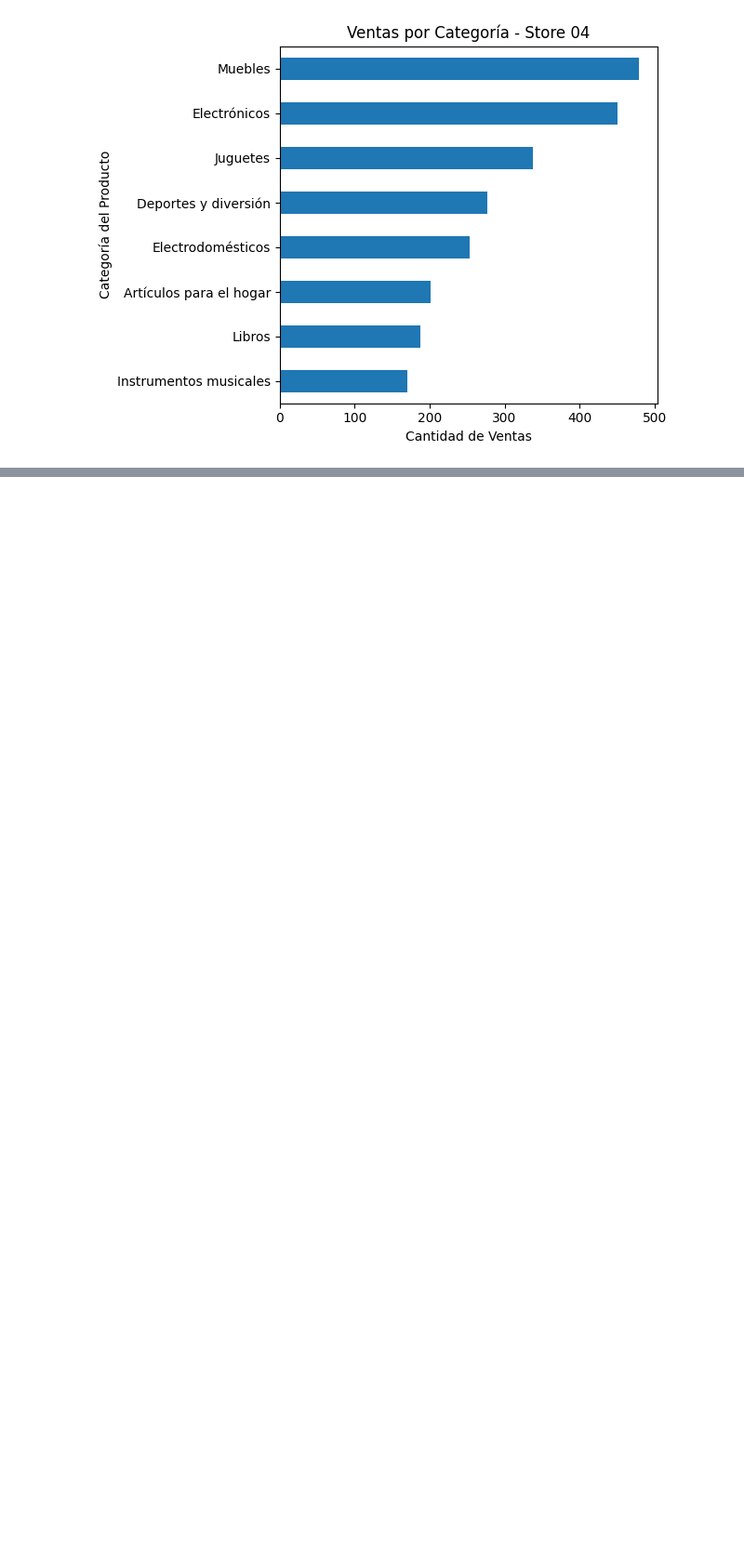
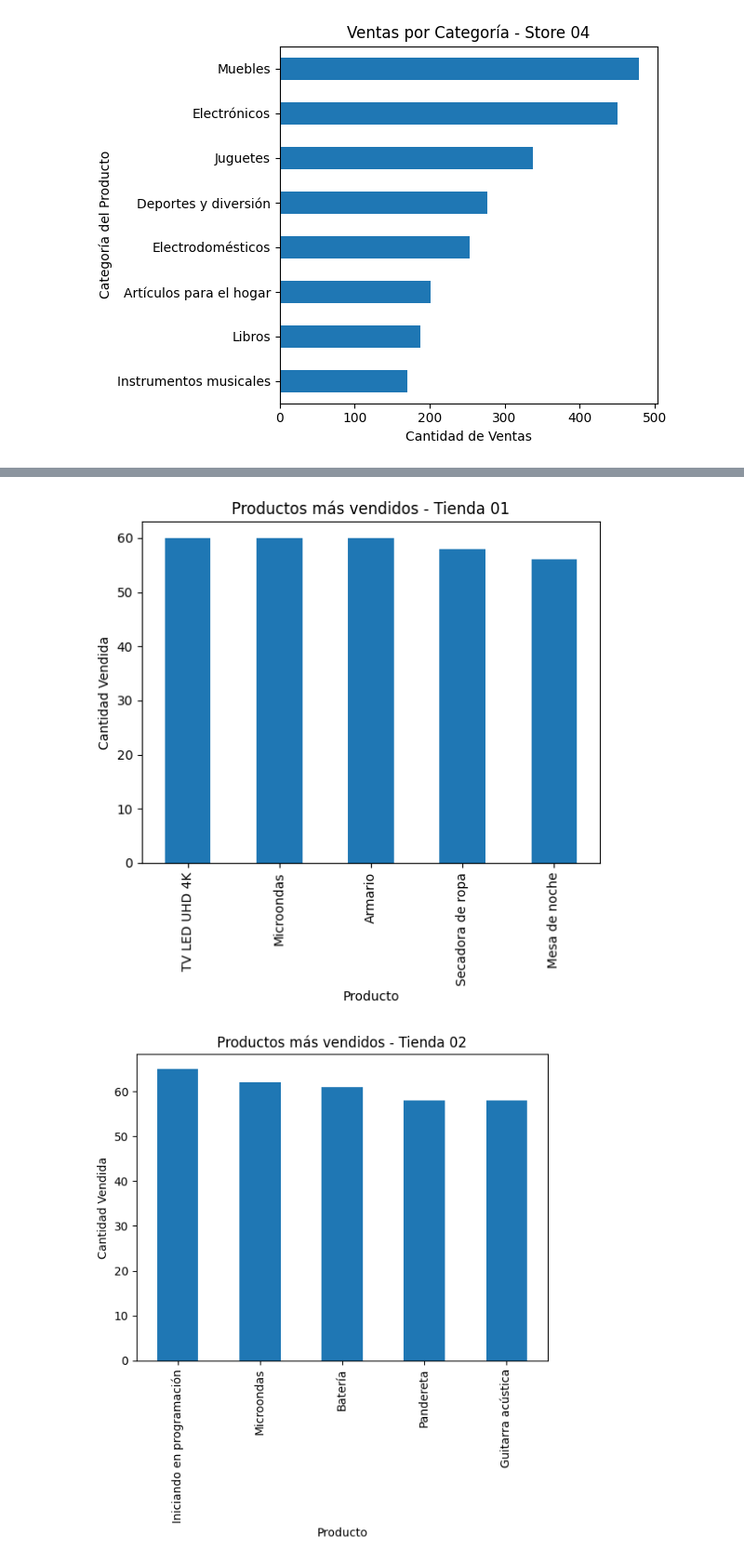
Before and after one commit to dscamacho333/Data_Science_Course, a Jupyter notebook: Final_Store_Project.ipynb, the cells around one changed output, grey strips where cells are left out. Shown: that part at 93% size. Saved outputs shown, nothing was run; the diff lists cells and outputs as text; code cells hidden in the pictures; blank space fills up the shorter version.

```diff
--- a/Final_Store_Project.ipynb
+++ b/Final_Store_Project.ipynb
@@ -206,0 +235,9 @@ for i in range(1, 5):
+# %%
+most_sold_products_by_store : pd.Series = (
+    stores
+    .groupby(['Tienda', 'Producto'])['Producto']
+    .count()
+    .sort_values(
+        ascending=False
+    )
+)
@@ -206,0 +341,13 @@ for i in range(1, 5):
+# %%
+for i in range(1, 5):
+
+  create_graph(
+      most_sold_products_by_store.loc[f'Store 0{i}'].head(),
+      'bar',
+      f'Productos más vendidos - Tienda 0{i}',
+      'Producto',
+      'Cantidad Vendida'
+  )
+# %% [output]
+[figure, added]
+[figure, added]
```
Also changed, not shown: parts of 16 cells of this notebook.
